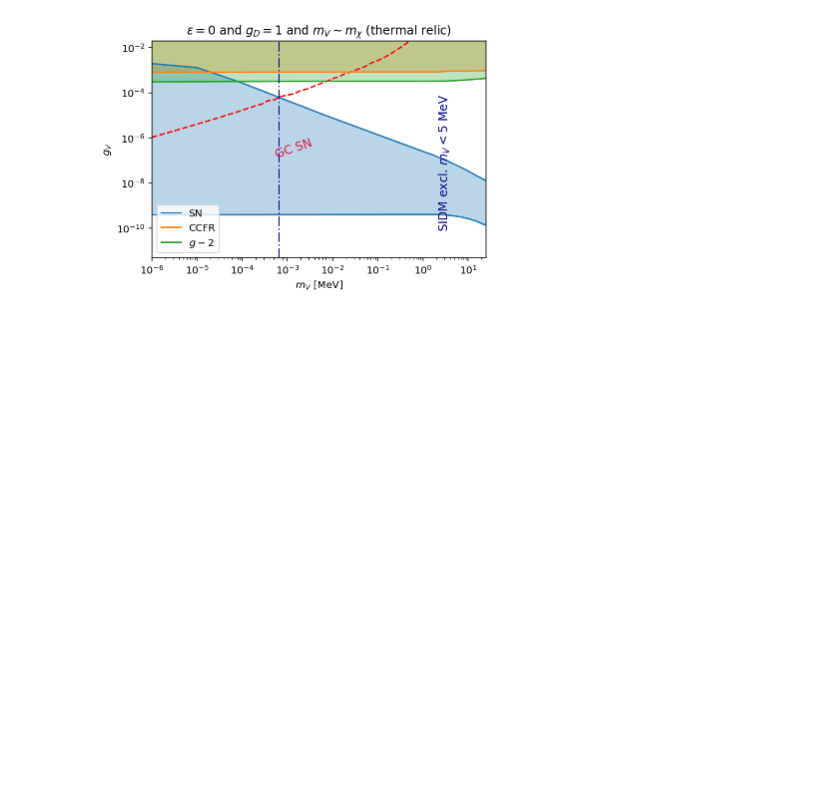
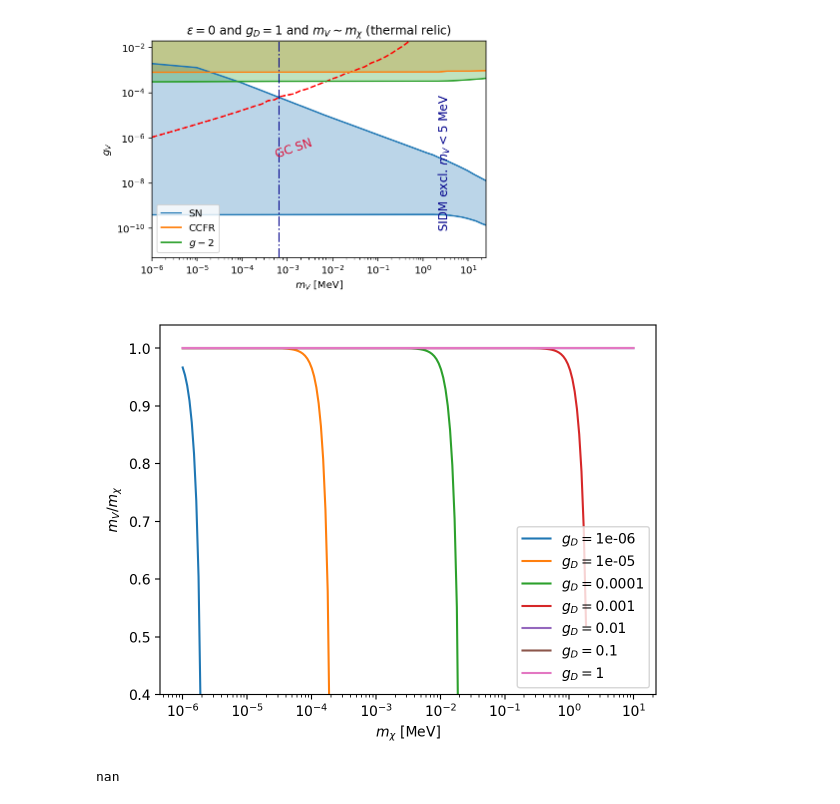
Before and after one commit to yenhsunlin/SNnuBDM2, a Jupyter notebook: src/cross_section.ipynb, the cells around one changed output. Saved outputs shown, nothing was run; the diff lists cells and outputs as text; code cells hidden in the pictures; blank space fills up the shorter version.

```diff
--- a/src/cross_section.ipynb
+++ b/src/cross_section.ipynb
@@ -1019,3 +1019,25 @@ plt.title(r'$\varepsilon=0$ and $g_D=1$ and $m_V\sim m_\chi$ (thermal relic)')
 plt.show()
 # %% [output]
 [figure]
+# %%
+mx_ls = np.logspace(-6,1,200)
+gD_ls = [1e-6,1e-5,1e-4,1e-3,1e-2,1e-1,1]
+gD_mV = []
+for gD in gD_ls:
+    gD_mV.append(thermal_relic_mV(mx_ls,gD))
+# %%
+for i in range(7):
+    plt.plot(mx_ls,gD_mV[i]/mx_ls,label=r'$g_D=$' + str(gD_ls[i]))
+plt.xscale('log')
+#plt.yscale('log')
+plt.ylim(0.4)
+plt.ylabel(r'$m_V/m_\chi$')
+plt.xlabel(r'$m_\chi$ [MeV]')
+plt.legend(loc='lower right')
+plt.savefig('gD_vs_massRatio.pdf',bbox_inches='tight')
+# %% [output]
+[figure, added]
+# %%
+thermal_relic_mV(1,1e-4)
+# %% [output]
+nan
```
Also changed, not shown: parts of 1 cell of this notebook, 5 other files.
